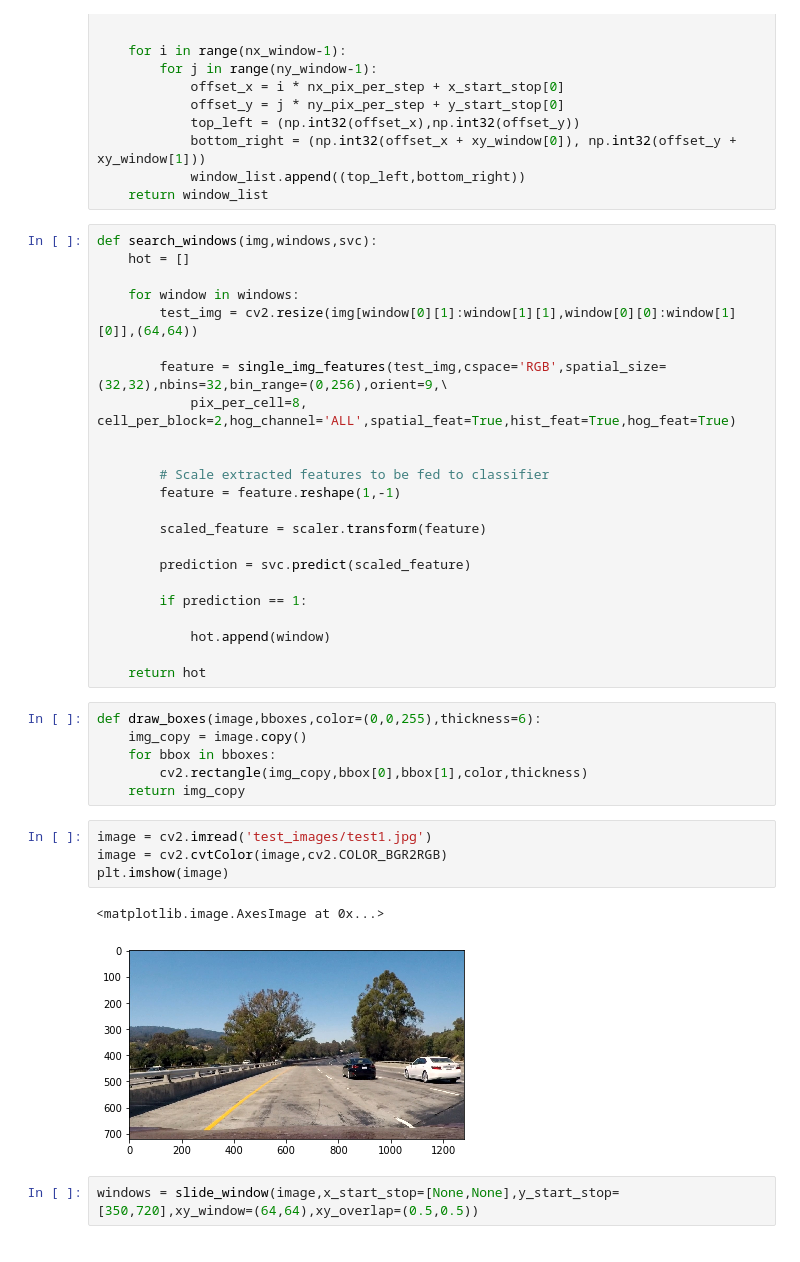
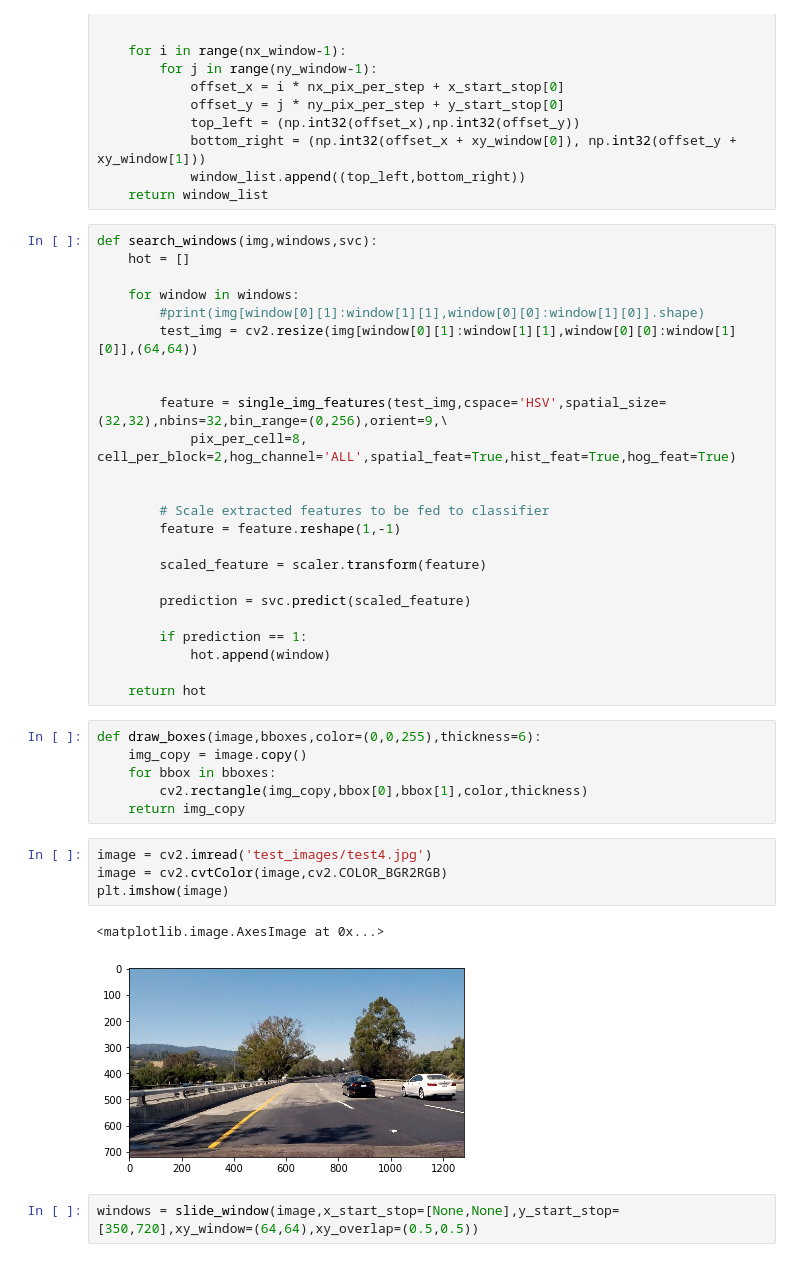
Before and after one commit to root221/CarND-Vehicle-Detection, a Jupyter notebook: VehicleDetectionAndTracking.ipynb, the cells around one changed output. Cells and saved outputs as stored; diff of their text form.

```diff
--- a/VehicleDetectionAndTracking.ipynb
+++ b/VehicleDetectionAndTracking.ipynb
@@ -246,9 +263,11 @@ def search_windows(img,windows,svc):
     hot = []
 
     for window in windows:
+        #print(img[window[0][1]:window[1][1],window[0][0]:window[1][0]].shape)
         test_img = cv2.resize(img[window[0][1]:window[1][1],window[0][0]:window[1][0]],(64,64))
 
-        feature = single_img_features(test_img,cspace='RGB',spatial_size=(32,32),nbins=32,bin_range=(0,256),orient=9,\
+
+        feature = single_img_features(test_img,cspace='HSV',spatial_size=(32,32),nbins=32,bin_range=(0,256),orient=9,\
             pix_per_cell=8, cell_per_block=2,hog_channel='ALL',spatial_feat=True,hist_feat=True,hog_feat=True)
 
 
@@ -260,7 +279,6 @@ def search_windows(img,windows,svc):
         prediction = svc.predict(scaled_feature)
 
         if prediction == 1:
-
             hot.append(window)
 
     return hot
@@ -271,12 +289,12 @@ def draw_boxes(image,bboxes,color=(0,0,255),thickness=6):
         cv2.rectangle(img_copy,bbox[0],bbox[1],color,thickness)
     return img_copy
 # %%
-image = cv2.imread('test_images/test1.jpg')
+image = cv2.imread('test_images/test4.jpg')
 image = cv2.cvtColor(image,cv2.COLOR_BGR2RGB)
 plt.imshow(image)
 # %% [output]
 <matplotlib.image.AxesImage at 0x...>
-[figure, old version]
+[figure, new version]
 # %%
 windows = slide_window(image,x_start_stop=[None,None],y_start_stop=[350,720],xy_window=(64,64),xy_overlap=(0.5,0.5))
 # %%
```
Also changed, not shown: parts of 17 cells of this notebook.
